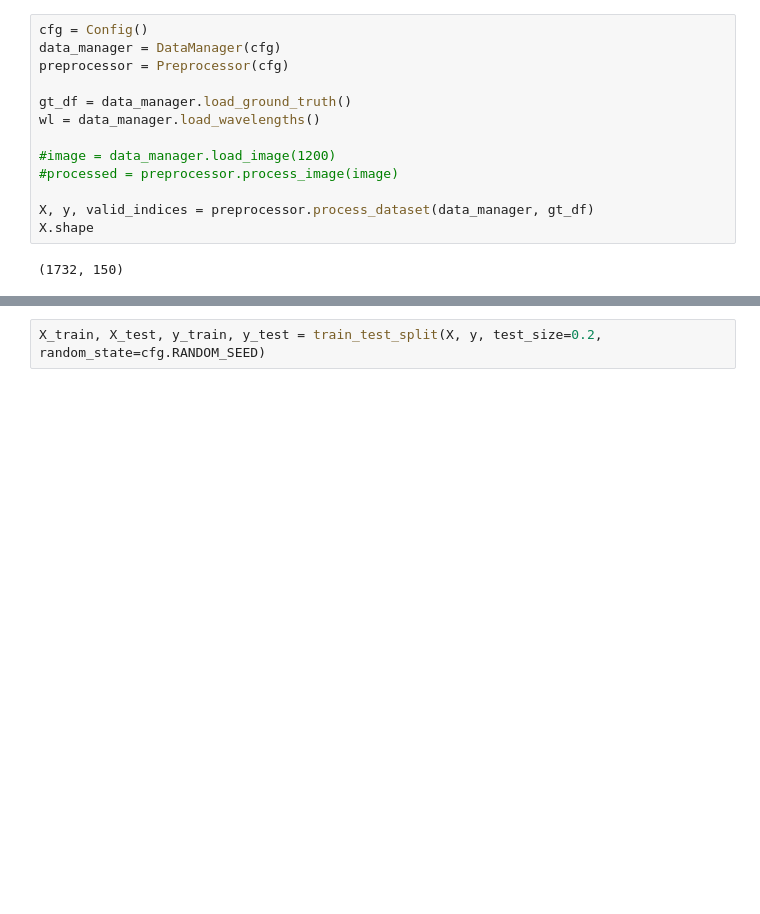
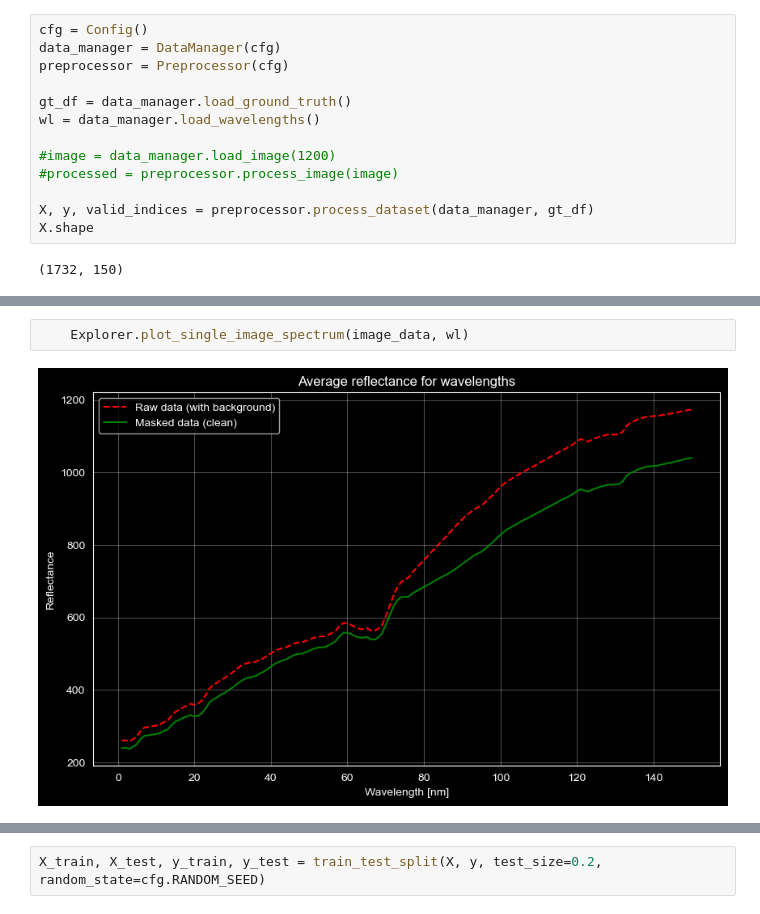
Before and after one commit to igorkotlarz1/io-hyperview-challenge, a Jupyter notebook: Code/main.ipynb, the cells around one changed output, grey strips where cells are left out. Drawn from its saved outputs; the diff is of its cells as text; blank space fills up the shorter version.

```diff
--- a/Code/main.ipynb
+++ b/Code/main.ipynb
@@ -33,0 +39,4 @@ X.shape
+# %%
+    Explorer.plot_single_image_spectrum(image_data, wl)
+# %% [output]
+[figure, added]
```
Also changed, not shown: parts of 5 cells of this notebook, 2 other files.
